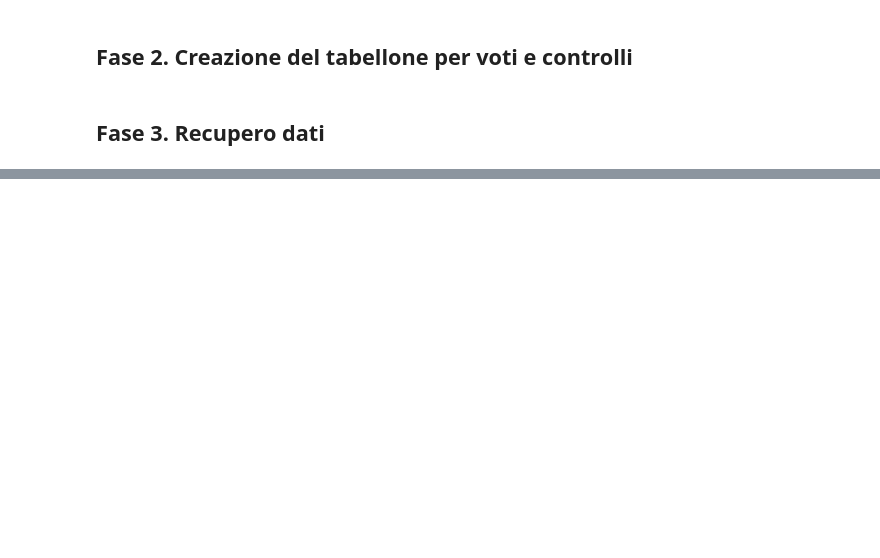
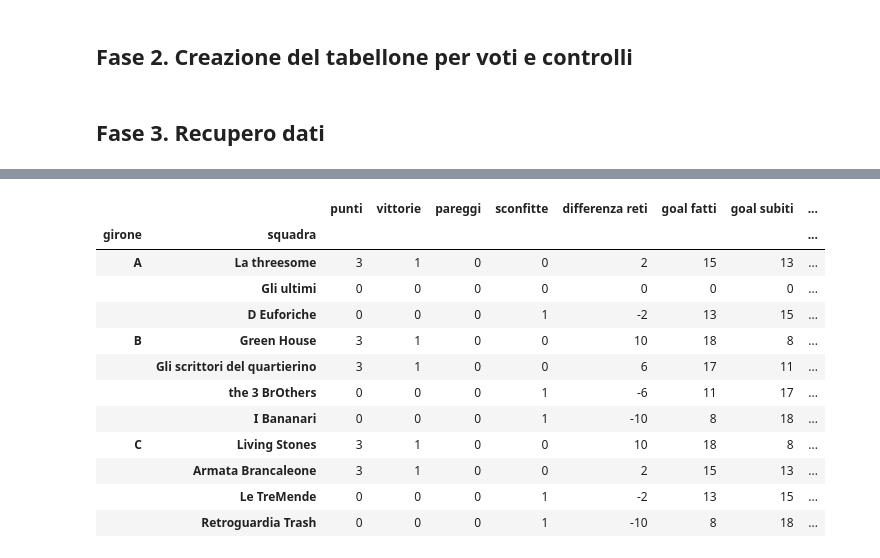
Before and after one commit to chiara-paci/writersdream, a Jupyter notebook: scrittopoli/Scrittopoli - Giornata 1.ipynb, the cells around one changed output, grey strips where cells are left out. Saved outputs shown, nothing was run; the diff lists cells and outputs as text; code cells hidden in the pictures; blank space fills up the shorter version.

```diff
--- a/scrittopoli/Scrittopoli - Giornata 1.ipynb
+++ b/scrittopoli/Scrittopoli - Giornata 1.ipynb
@@ -429,0 +451,65 @@ TypeError: merge() got an unexpected keyword argument 'index_right'
+# %%
+q=schedina.copy()
+
+#q.merge(q,left_on="squadra 1",right_on="squadra 2",suffixes=(" sq1"," sq2"),how="outer")
+
+a=q[["girone","squadra 1","goal squadra 1","goal squadra 2",
+     "penalità squadra 1","penalità squadra 2"]].copy()
+b=q[["girone","squadra 2","goal squadra 2","goal squadra 1",
+     "penalità squadra 2","penalità squadra 1"]].copy()
+
+a.columns=["girone","squadra","goal fatti","goal subiti","penalità fatte","penalità subite"]
+b.columns=["girone","squadra","goal fatti","goal subiti","penalità fatte","penalità subite"]
+
+classifica=a.append(b).set_index(["girone","squadra"]).sort_index()
+
+classifica["goal netti fatti"]=classifica["goal fatti"]-classifica["penalità fatte"]
+classifica["goal netti subiti"]=classifica["goal subiti"]-classifica["penalità subite"]
+
+classifica["differenza reti"]=classifica["goal fatti"]-classifica["goal subiti"]
+classifica["differenza reti netta"]=classifica["goal netti fatti"]-classifica["goal netti subiti"]
+
+def calc_vittorie(row):
+    row["vittorie"]=0
+    row["sconfitte"]=0
+    row["pareggi"]=0
+    if row["goal fatti"]>row["goal subiti"]:
+        row["vittorie"]=1
+    elif row["goal fatti"]<row["goal subiti"]:
+        row["sconfitte"]=1
+    else:
+        row["pareggi"]=1
+    row["punti"]=3*row["vittorie"]+row["pareggi"]
+    return row
+
+classifica=classifica.apply(calc_vittorie,axis=1)
+
+
+df=pd.DataFrame([["A","Gli ultimi",0]],columns=["girone","squadra","goal fatti"])
+df=df.set_index(["girone","squadra"])
+classifica=classifica.append(df).fillna(0).sort_index()
+classifica=classifica[["punti","vittorie","pareggi","sconfitte","differenza reti",
+                   "goal fatti","goal subiti",
+                   "differenza reti netta",
+                   "goal netti fatti","goal netti subiti","penalità fatte","penalità subite"]]
+classifica=classifica.astype(int)
+classifica=classifica.sort_values(by=["punti","differenza reti","goal fatti","vittorie",
+                                  "differenza reti netta","goal netti fatti"],
+                              ascending=False).sort_index(level="girone",
+                                                          kind="mergesort",
+                                                          sort_remaining=False)
+classifica
+# %% [output]
+|  |  | punti | vittorie | pareggi | sconfitte | differenza reti | goal fatti | goal subiti | ... |
+| girone | squadra |  |  |  |  |  |  |  | ... |
+| A | La threesome | 3 | 1 | 0 | 0 | 2 | 15 | 13 | ... |
+|  | Gli ultimi | 0 | 0 | 0 | 0 | 0 | 0 | 0 | ... |
+|  | D Euforiche | 0 | 0 | 0 | 1 | -2 | 13 | 15 | ... |
+| B | Green House | 3 | 1 | 0 | 0 | 10 | 18 | 8 | ... |
+|  | Gli scrittori del quartierino | 3 | 1 | 0 | 0 | 6 | 17 | 11 | ... |
+|  | the 3 BrOthers | 0 | 0 | 0 | 1 | -6 | 11 | 17 | ... |
+|  | I Bananari | 0 | 0 | 0 | 1 | -10 | 8 | 18 | ... |
+| C | Living Stones | 3 | 1 | 0 | 0 | 10 | 18 | 8 | ... |
+|  | Armata Brancaleone | 3 | 1 | 0 | 0 | 2 | 15 | 13 | ... |
+|  | Le TreMende | 0 | 0 | 0 | 1 | -2 | 13 | 15 | ... |
+|  | Retroguardia Trash | 0 | 0 | 0 | 1 | -10 | 8 | 18 | ... |
```
Also changed, not shown: parts of 30 cells of this notebook, 11 other files.
